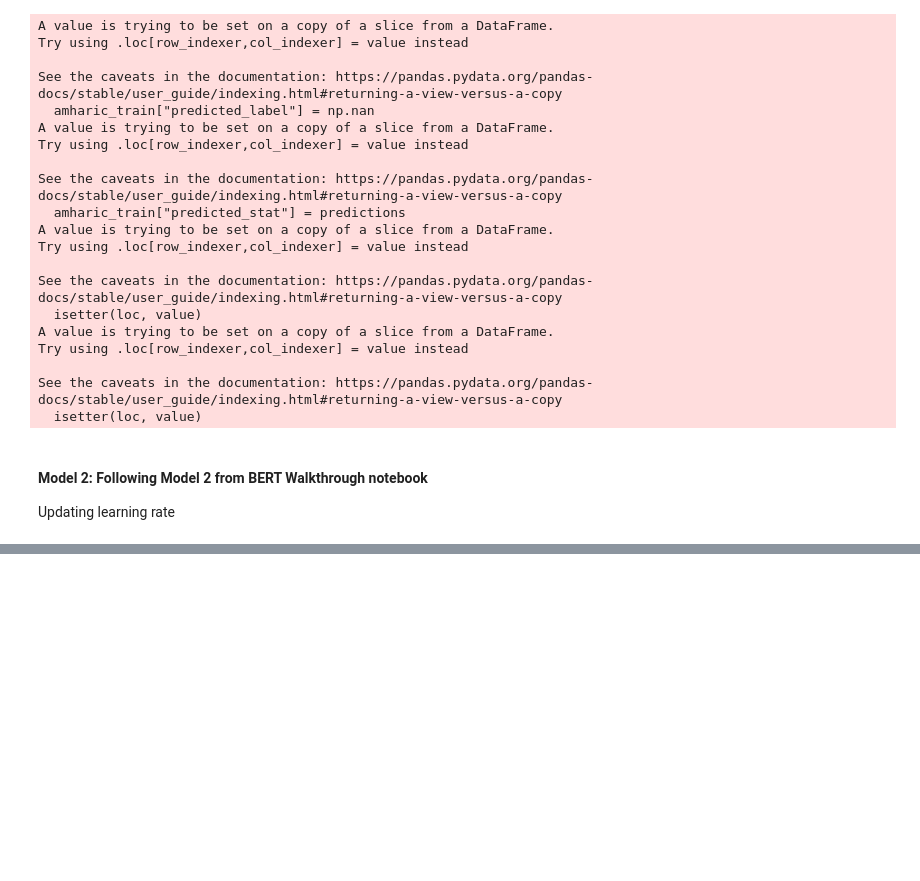
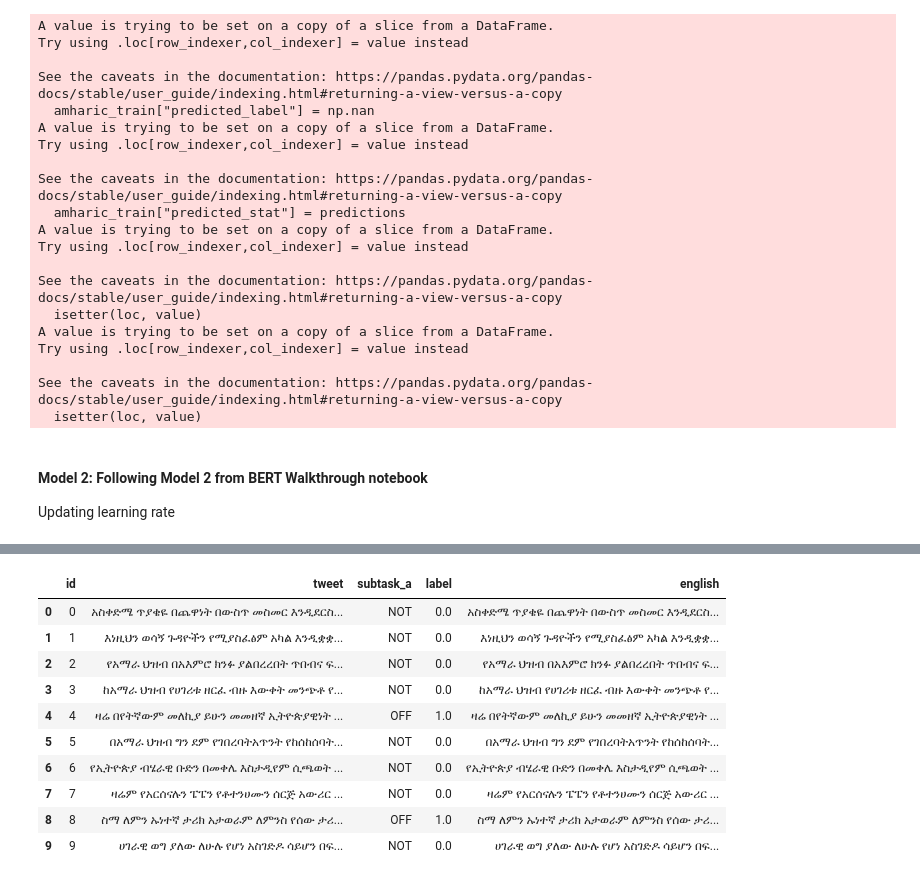
Before and after one commit to jcweaver/w266-project, a Jupyter notebook: MultilingualBERT.ipynb, the cells around one changed output, grey strips where cells are left out. Drawn from its saved outputs; the diff is of its cells as text; code cells hidden in the pictures; blank space fills up the shorter version.

```diff
--- a/MultilingualBERT.ipynb
+++ b/MultilingualBERT.ipynb
@@ -395,0 +444,2 @@ AttributeError: 'Functional' object has no attribute 'save_model'
+# %%
+translator = Translator()
@@ -395,0 +450,3 @@ AttributeError: 'Functional' object has no attribute 'save_model'
+# %%
+translation = translator.translate('hola',src='sp',dest='en')
+translation.text
@@ -395,0 +455,13 @@ AttributeError: 'Functional' object has no attribute 'save_model'
+# %%
+english = []
+num_examples = 10
+
+for i in range(num_examples):
+    print(i)
+    translation = translator.translate(str(amharic_data.tweet[i]), sdest='en')
+    english.append(translation.text)
+    print(translation.)
+
+
+amharic = amharic_data[:num_examples].copy()
+amharic['english'] = english
@@ -395,0 +489,14 @@ AttributeError: 'Functional' object has no attribute 'save_model'
+# %%
+amharic
+# %% [output]
+|  | id | tweet | subtask_a | label | english |
+| 0 | 0 | አስቀድሜ ጥያቄዬ በጨዋነት በውስጥ መስመር እንዲደርስ... | NOT | 0.0 | አስቀድሜ ጥያቄዬ በጨዋነት በውስጥ መስመር እንዲደርስ... |
+| 1 | 1 | እነዚህን ወሳኝ ጉዳዮችን የሚያስፈፅም አካል እንዲቋቋ... | NOT | 0.0 | እነዚህን ወሳኝ ጉዳዮችን የሚያስፈፅም አካል እንዲቋቋ... |
+| 2 | 2 | የአማራ ህዝብ በአእምሮ ክንፉ ያልበረረበት ጥበብና ፍ... | NOT | 0.0 | የአማራ ህዝብ በአእምሮ ክንፉ ያልበረረበት ጥበብና ፍ... |
+| 3 | 3 | ከአማራ ህዝብ የሀገሪቱ ዘርፈ ብዙ እውቀት መንጭቶ የ... | NOT | 0.0 | ከአማራ ህዝብ የሀገሪቱ ዘርፈ ብዙ እውቀት መንጭቶ የ... |
+| 4 | 4 | ዛሬ በየትኛውም መለኪያ ይሁን መመዘኛ ኢትዮጵያዊነት ... | OFF | 1.0 | ዛሬ በየትኛውም መለኪያ ይሁን መመዘኛ ኢትዮጵያዊነት ... |
+| 5 | 5 | በአማራ ህዝብ ግን ደም የገበረባትአጥንት የከሰከሰባት... | NOT | 0.0 | በአማራ ህዝብ ግን ደም የገበረባትአጥንት የከሰከሰባት... |
+| 6 | 6 | የኢትዮጵያ ብሄራዊ ቡድን በመቀሌ እስታዲየም ሲጫወት ... | NOT | 0.0 | የኢትዮጵያ ብሄራዊ ቡድን በመቀሌ እስታዲየም ሲጫወት ... |
+| 7 | 7 | ዛሬም የአርሰናሉን ፔፔን የቶተንሀሙን ሰርጅ አውሪር ... | NOT | 0.0 | ዛሬም የአርሰናሉን ፔፔን የቶተንሀሙን ሰርጅ አውሪር ... |
+| 8 | 8 | ስማ ለምን ኡነተኛ ታሪክ አታወራም ለምንስ የሰው ታሪ... | OFF | 1.0 | ስማ ለምን ኡነተኛ ታሪክ አታወራም ለምንስ የሰው ታሪ... |
+| 9 | 9 | ሀገራዊ ወግ ያለው ለሁሉ የሆነ አስገድዶ ሳይሆን በፍ... | NOT | 0.0 | ሀገራዊ ወግ ያለው ለሁሉ የሆነ አስገድዶ ሳይሆን በፍ... |
```
Also changed, not shown: parts of 35 cells of this notebook, 1 other file.
